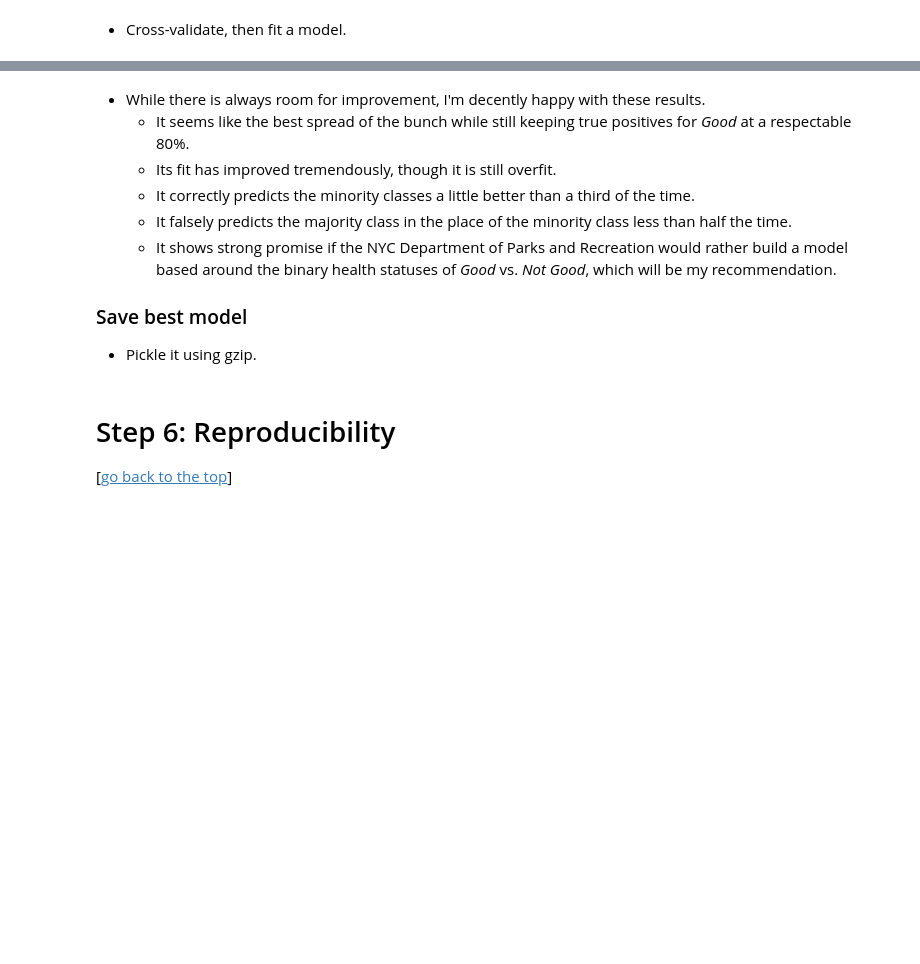
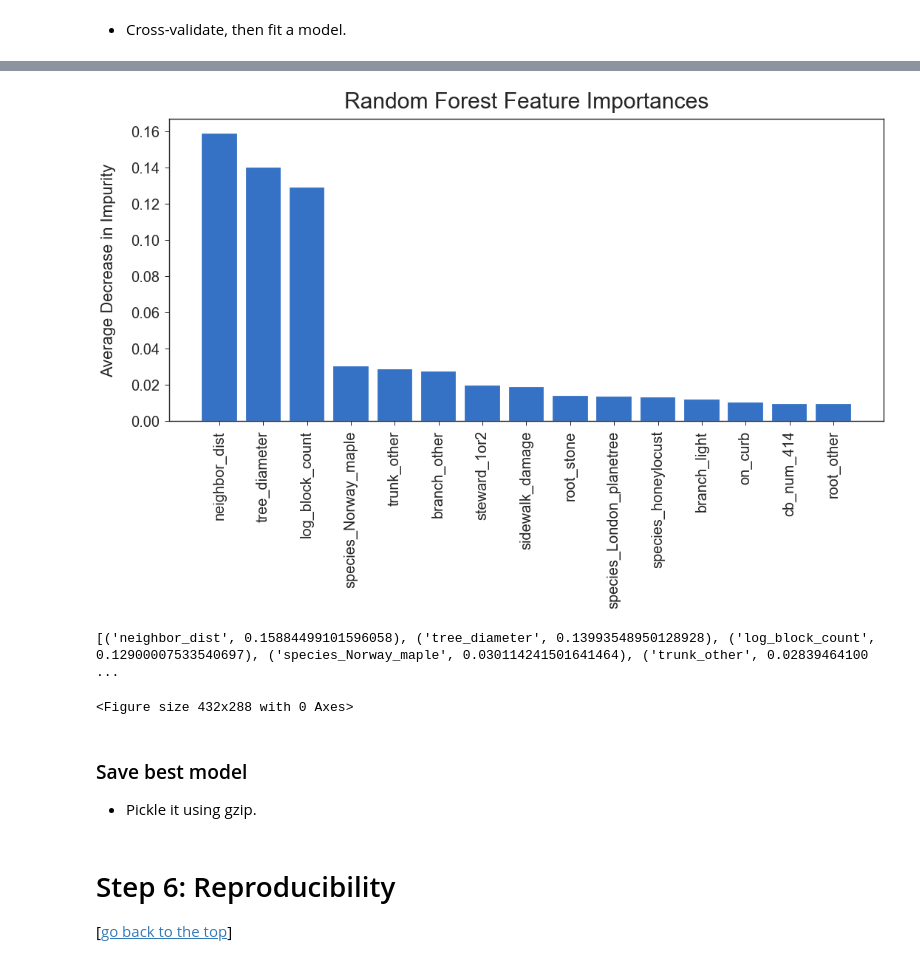
Before and after one commit to p-szymo/nyc_trees, a Jupyter notebook: eda_modeling_evaluation.ipynb, the cells around one changed output, grey strips where cells are left out. Cells and saved outputs as stored; diff of their text form; code cells hidden in the pictures; blank space fills up the shorter version.

```diff
--- a/eda_modeling_evaluation.ipynb
+++ b/eda_modeling_evaluation.ipynb
@@ -2241,16 +2339,11 @@ plot_confusion_matrix(cm_retuned, classes,
 # %%
 # feature importances
 plot_forest_features(forest_tuned, X)
-plt.tight_layout()
-plt.savefig('images/charts/final_model_feature_importances.png', bbox_inches='tight', transparent=True)
+# %% [output]
+[figure, added]
+[('neighbor_dist', 0.15884499101596058), ('tree_diameter', 0.13993548950128928), ('log_block_count', 0.12900007533540697), ('species_Norway_maple', 0.030114241501641464), ('trunk_other', 0.02839464100 ...
+<Figure size 432x288 with 0 Axes>
-# %% [markdown]
-- While there is always room for improvement, I'm decently happy with these results.
-    - It seems like the best spread of the bunch while still keeping true positives for *Good* at a respectable 80%.
-    - Its fit has improved tremendously, though it is still overfit.
-    - It correctly predicts the minority classes a little better than a third of the time.
-    - It falsely predicts the majority class in the place of the minority class less than half the time.
-    - It shows strong promise if the NYC Department of Parks and Recreation would rather build a model based around the binary health statuses of *Good* vs. *Not Good*, which will be my recommendation.
-
-### Save best model
-- Pickle it using gzip.
+# %% [markdown]
+### Save best model
+- Pickle it using gzip.
 # %%
```
Also changed, not shown: parts of 22 cells of this notebook, 3 other files.
